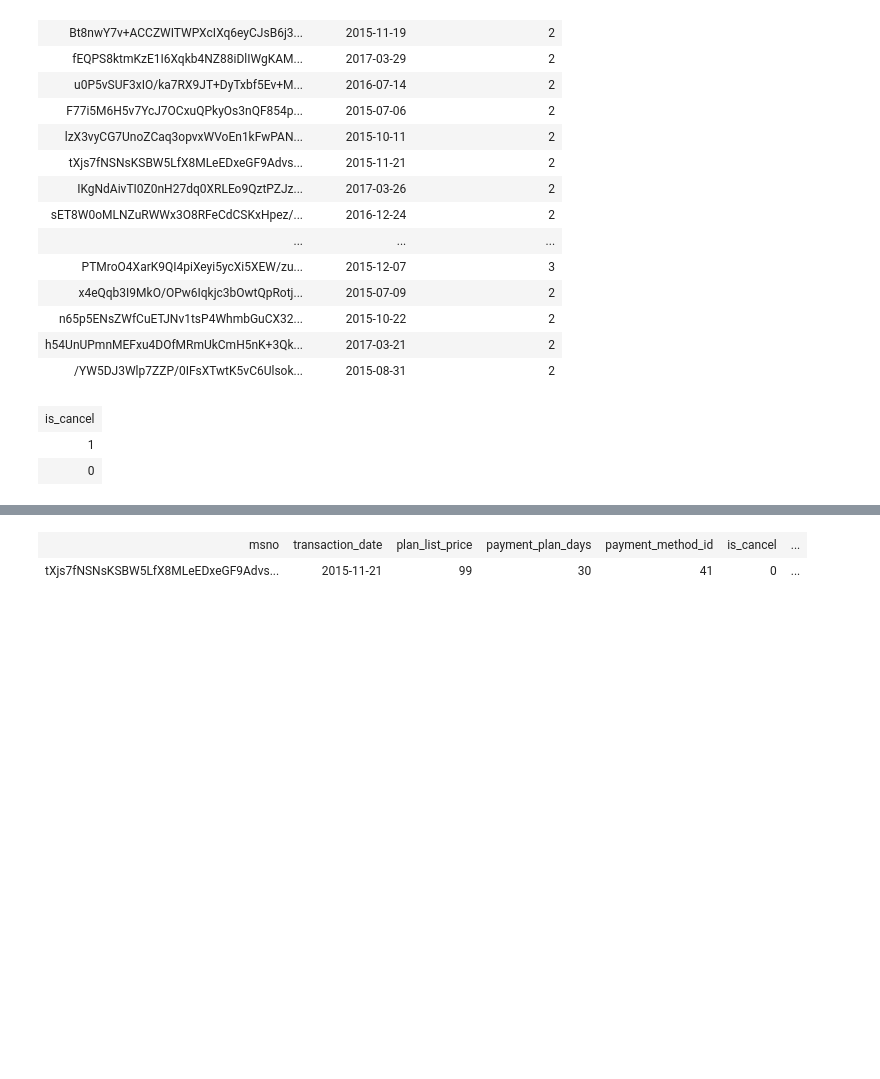
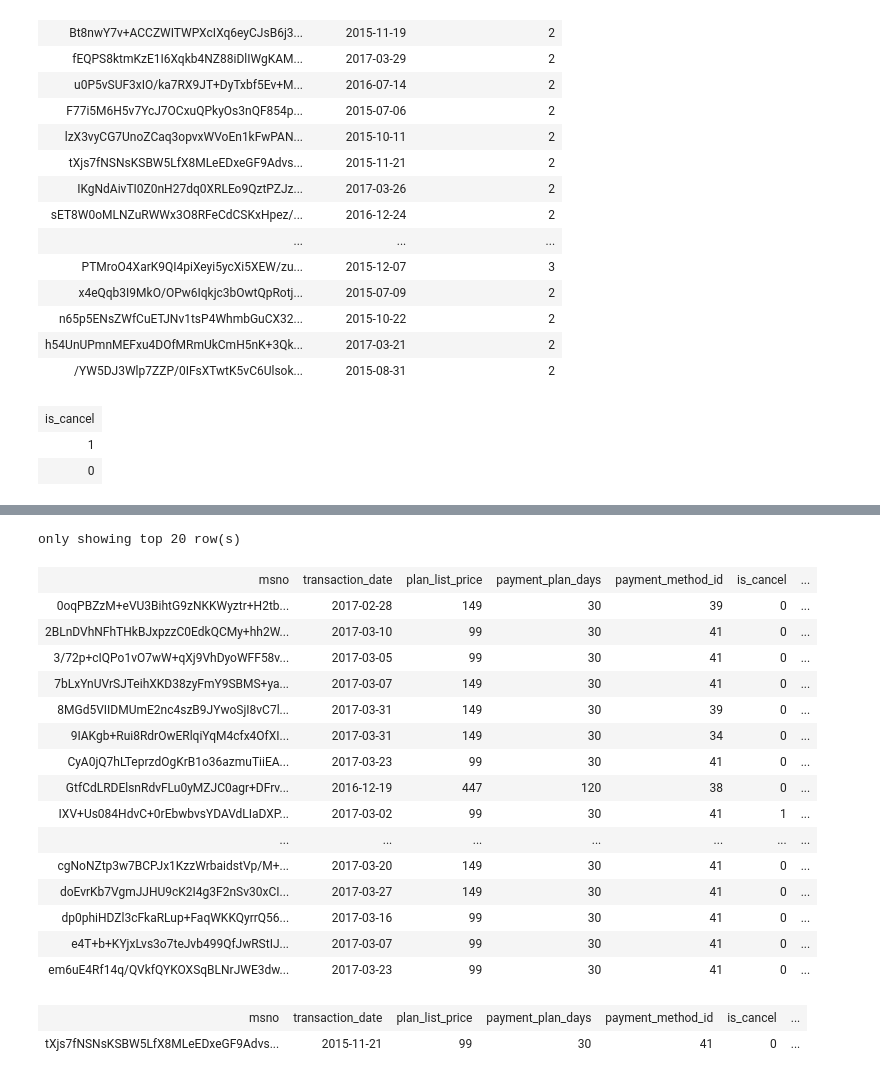
Before and after one commit to sjtalkar/DP-203-Azure-Data-Engineering-Notes, a Jupyter notebook: SparkAndDeltaLake.ipynb, the cells around one changed output, grey strips where cells are left out. Cells and saved outputs as stored; diff of their text form; code cells hidden in the pictures; blank space fills up the shorter version.

```diff
--- a/SparkAndDeltaLake.ipynb
+++ b/SparkAndDeltaLake.ipynb
@@ -473,3 +475,83 @@ only showing top 20 row(s)
+# %%
+%%sparksql
+with ps as (select
+              msno,
+              transaction_date,
+              plan_list_price,
+              payment_plan_days,
+              payment_method_id,
+              CONCAT(CAST(plan_list_price as string), CAST(payment_plan_days as string), CAST(payment_method_id as string)) as plan_sort,
+              is_cancel,
+              membership_expire_date
+          from kkbox.transactions
+          ----where msno = 'tXjs7fNSNsKSBW5LfX8MLeEDxeGF9Advsg5Z45p1BnE='
+          ---and transaction_date =  '2015-11-21'
+          ),
+      st as( select
+              msno,
+              transaction_date,
+              plan_list_price,
+              payment_plan_days,
+              payment_method_id,
+              plan_sort,
+              is_cancel,
+              membership_expire_date,
+              RANK() OVER (PARTITION BY msno, transaction_date ORDER BY plan_sort DESC, is_cancel ASC) as sort_id
+          from ps),
+      ms as (SELECT
+              msno,
+              transaction_date,
+              MAX(sort_id) as max_sort_id
+             FROM st
+             GROUP BY msno, transaction_date),
+      s as (select
+                st.msno,
+                st.transaction_date,
+                st.plan_list_price,
+                st.payment_plan_days,
+                st.payment_method_id,
+                st.is_cancel,
+                st.membership_expire_date
+            from st inner join ms
+              on st.sort_id = ms.max_sort_id
+              and st.msno = ms.msno
+              and st.transaction_date = ms.transaction_date),
+      --- At this point we can have multiple rows with same RANK
+      -- Now to distinguish these, we have to get the min or max expire date based on the is_cancel of the grouping
+       md as (SELECT
+                msno,
+                transaction_date,
+                plan_list_price,
+                payment_plan_days,
+                payment_method_id,
+                is_cancel,
+                 -- if is_cancel is 0 in last record then go with max membership date identified, otherwise go with lowest membership date
+                CASE  WHEN is_cancel=0
+                      THEN MAX(membership_expire_date)
+                      ELSE MIN(membership_expire_date) END as membership_expire_date
+              FROM s
+              GROUP BY msno, transaction_date, plan_list_price, payment_plan_days,payment_method_id,is_cancel
+            )
+select *
+from md;
+# %% [output]
+only showing top 20 row(s)
+| msno | transaction_date | plan_list_price | payment_plan_days | payment_method_id | is_cancel | ... |
+| 0oqPBZzM+eVU3BihtG9zNKKWyztr+H2tb... | 2017-02-28 | 149 | 30 | 39 | 0 | ... |
+| 2BLnDVhNFhTHkBJxpzzC0EdkQCMy+hh2W... | 2017-03-10 | 99 | 30 | 41 | 0 | ... |
+| 3/72p+cIQPo1vO7wW+qXj9VhDyoWFF58v... | 2017-03-05 | 99 | 30 | 41 | 0 | ... |
+| 7bLxYnUVrSJTeihXKD38zyFmY9SBMS+ya... | 2017-03-07 | 149 | 30 | 41 | 0 | ... |
+| 8MGd5VIIDMUmE2nc4szB9JYwoSjI8vC7l... | 2017-03-31 | 149 | 30 | 39 | 0 | ... |
+| 9IAKgb+Rui8RdrOwERlqiYqM4cfx4OfXI... | 2017-03-31 | 149 | 30 | 34 | 0 | ... |
+| CyA0jQ7hLTeprzdOgKrB1o36azmuTiiEA... | 2017-03-23 | 99 | 30 | 41 | 0 | ... |
+| GtfCdLRDElsnRdvFLu0yMZJC0agr+DFrv... | 2016-12-19 | 447 | 120 | 38 | 0 | ... |
+| IXV+Us084HdvC+0rEbwbvsYDAVdLIaDXP... | 2017-03-02 | 99 | 30 | 41 | 1 | ... |
+| ... | ... | ... | ... | ... | ... | ... |
+| cgNoNZtp3w7BCPJx1KzzWrbaidstVp/M+... | 2017-03-20 | 149 | 30 | 41 | 0 | ... |
+| doEvrKb7VgmJJHU9cK2I4g3F2nSv30xCI... | 2017-03-27 | 149 | 30 | 41 | 0 | ... |
+| dp0phiHDZl3cFkaRLup+FaqWKKQyrrQ56... | 2017-03-16 | 99 | 30 | 41 | 0 | ... |
+| e4T+b+KYjxLvs3o7teJvb499QfJwRStIJ... | 2017-03-07 | 99 | 30 | 41 | 0 | ... |
+| em6uE4Rf14q/QVkfQYKOXSqBLNrJWE3dw... | 2017-03-23 | 99 | 30 | 41 | 0 | ... |
 # %%
 %%sparksql
 with ps as (select
```
Also changed, not shown: parts of 3 cells of this notebook.
